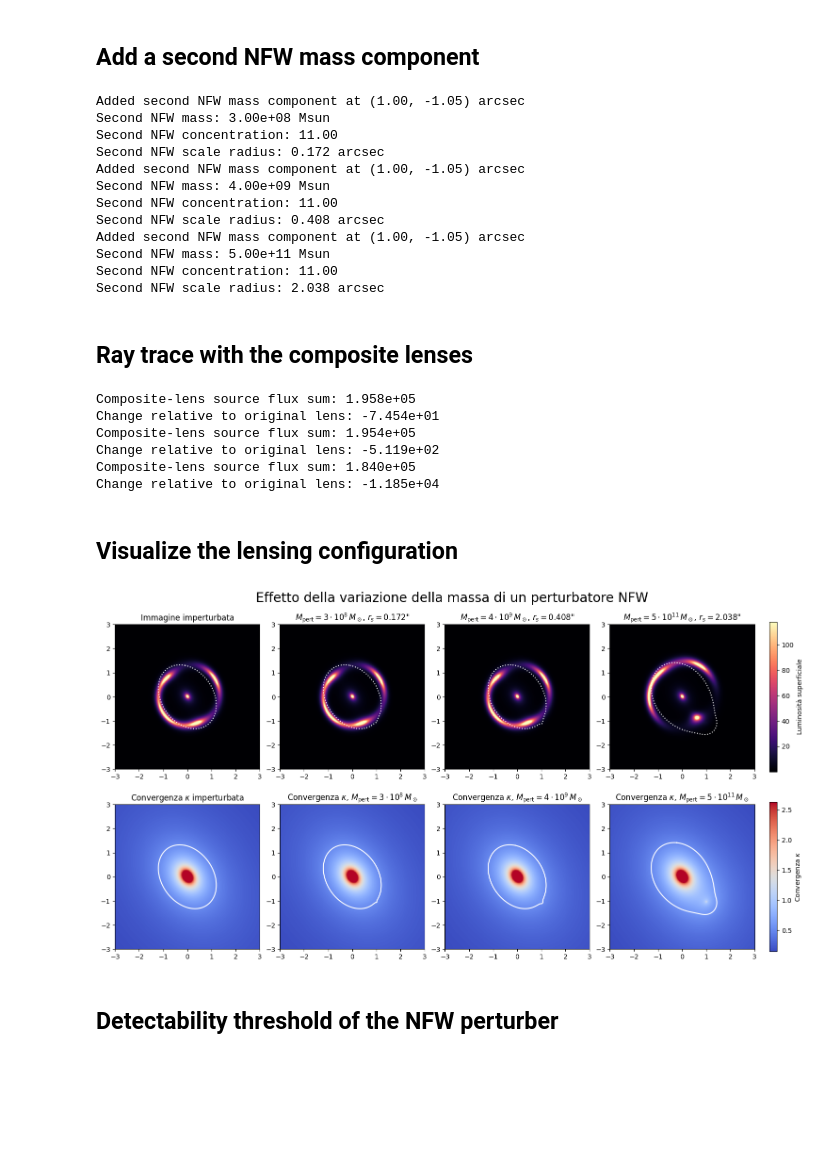
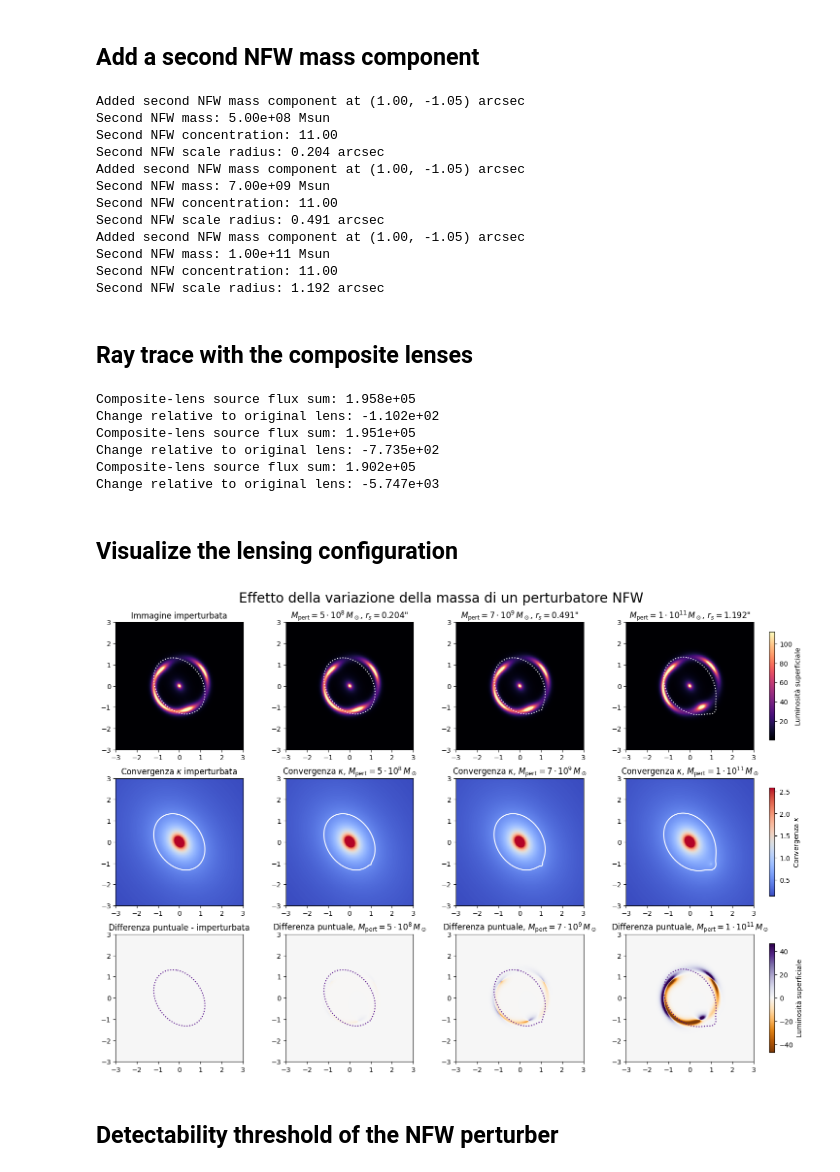
Before and after one commit to Nsab04/bachelor-thesis, a Jupyter notebook: notebooks/lensing_simulation.ipynb, the cells around one changed output. Drawn from its saved outputs; the diff is of its cells as text; code cells hidden in the pictures; blank space fills up the shorter version.

```diff
--- a/notebooks/lensing_simulation.ipynb
+++ b/notebooks/lensing_simulation.ipynb
@@ -383,6 +383,10 @@ total image:  329.206945017168
 # %% [markdown]
 # Build a composite lens model
 # %%
+source_unperturbed = sersic(size=fov, Npix=npix, gl=lens, save_unlensed=True, **source_kwargs)
+total_image_unperturbed = source_unperturbed.image + lens_light.image
+difference_unperturbed = source_unperturbed.image - source_unperturbed.image
+
 # Create a composite lens made of the main lens plus either a SIE or NFW perturber.
 def make_composite_lens(
     base_lens,
@@ -486,6 +490,7 @@ Second SIE Einstein radius: 0.156 arcsec
 composite_sources_all_SIE = []
 composite_total_images_all_SIE = []
 composite_kappa_maps_all_SIE = []
+SIE_residuals = []
 
 for i, pert in enumerate(second_lens_SIE_all):
     source_with_second_SIE = sersic(
@@ -501,6 +506,9 @@ for i, pert in enumerate(second_lens_SIE_all):
     total_image_with_second_SIE = source_with_second_SIE.image + lens_light.image
     composite_total_images_all_SIE.append(total_image_with_second_SIE)
 
+    difference_SIE = source_with_second_SIE.image - source_unperturbed.image
+    SIE_residuals.append(difference_SIE)
+
     # Numerical checks
     print(f"Composite-lens source flux sum: {source_with_second_SIE.image.sum():.3e}")
     print(f"Change relative to original lens: "
@@ -731,7 +755,7 @@ Saved /home/sabrina-n/tesi-triennale/outputs/final_simulations_SIE_graph.png
 # %% [markdown]
 ## Add a second NFW mass component
 # %%
-mass_values_all = [3.0e8, 4.0e9, 5.0e11]
+mass_values_all = [5.0e8, 7.0e9, 1.0e11]
 second_lens_NFW_all = []
 composite_lens_NFW_all = []
 composite_critical_lines_NFW= []
@@ -762,23 +786,24 @@ for pert_nfw in second_lens_NFW_all:
     print(f"Second NFW scale radius: {pert_nfw.rs_as:.3f} arcsec")
 # %% [output]
 Added second NFW mass component at (1.00, -1.05) arcsec
-Second NFW mass: 3.00e+08 Msun
+Second NFW mass: 5.00e+08 Msun
 Second NFW concentration: 11.00
-Second NFW scale radius: 0.172 arcsec
+Second NFW scale radius: 0.204 arcsec
 Added second NFW mass component at (1.00, -1.05) arcsec
-Second NFW mass: 4.00e+09 Msun
+Second NFW mass: 7.00e+09 Msun
 Second NFW concentration: 11.00
-Second NFW scale radius: 0.408 arcsec
+Second NFW scale radius: 0.491 arcsec
 Added second NFW mass component at (1.00, -1.05) arcsec
-Second NFW mass: 5.00e+11 Msun
+Second NFW mass: 1.00e+11 Msun
 Second NFW concentration: 11.00
-Second NFW scale radius: 2.038 arcsec
+Second NFW scale radius: 1.192 arcsec
 # %% [markdown]
 ## Ray trace with the composite lenses
 # %%
 composite_sources_all_NFW= []
 composite_total_images_all_NFW = []
 composite_kappa_maps_all_NFW= []
+NFW_residuals = []
 
 for i, pert_nfw in enumerate(second_lens_NFW_all):
     source_with_second_NFW = sersic(
@@ -794,24 +819,28 @@ for i, pert_nfw in enumerate(second_lens_NFW_all):
     total_image_with_second_NFW = source_with_second_NFW.image + lens_light.image
     composite_total_images_all_NFW.append(total_image_with_second_NFW)
 
+    difference_NFW = source_with_second_NFW.image - source_unperturbed.image
+    NFW_residuals.append(difference_NFW)
+
     # Numerical checks
     print(f"Composite-lens source flux sum: {source_with_second_NFW.image.sum():.3e}")
     print(f"Change relative to original lens: "
       f"{source_with_second_NFW.image.sum() - source_unperturbed.image.sum():.3e}")
 # %% [output]
 Composite-lens source flux sum: 1.958e+05
-Change relative to original lens: -7.454e+01
-Composite-lens source flux sum: 1.954e+05
-Change relative to original lens: -5.119e+02
-Composite-lens source flux sum: 1.840e+05
-Change relative to original lens: -1.185e+04
+Change relative to original lens: -1.102e+02
+Composite-lens source flux sum: 1.951e+05
+Change relative to original lens: -7.735e+02
+Composite-lens source flux sum: 1.902e+05
+Change relative to original lens: -5.747e+03
 # %% [markdown]
 ## Visualize the lensing configuration
 # %%
 vmax_image_NFW = percentile_vmax(composite_total_images_all_NFW)
 vmax_kappa_NFW = percentile_vmax(composite_kappa_maps_all_NFW)
+vmax_difference_NFW = percentile_vmax(NFW_residuals)
 
-fig5, ax5 = plt.subplots(2, 4, figsize=(15, 8), constrained_layout=True)
+fig5, ax5 = plt.subplots(3, 4, figsize=(15, 10), constrained_layout=True)
 
 # Effect of varying the total mass of a NFW perturbator
 fig5.suptitle("Effetto della variazione della massa di un perturbatore NFW", fontsize=20)
@@ -825,10 +854,13 @@ ax5[0,0].set_title("Immagine imperturbata")
 ax5[0,0].imshow(total_image_unperturbed, origin="lower", extent=extent, cmap="magma", vmax=vmax_image_NFW)
 ax5[1,0].set_title('Convergenza $\kappa$ imperturbata')
 ax5[1,0].imshow(lens.ka, origin="lower", extent=extent, cmap="coolwarm", vmax=vmax_kappa_NFW)
+ax5[2,0].set_title("Differenza puntuale - imperturbata")
+ax5[2,0].imshow(difference_unperturbed, origin="lower", extent=extent, cmap="PuOr", vmin=-vmax_difference_NFW, vmax=vmax_difference_NFW)
 
 for xcritu, ycritu in critical_lines_lens:
     ax5[0,0].plot(xcritu, ycritu, color="white", linestyle="dotted")
     ax5[1,0].plot(xcritu, ycritu, color="white")
+    ax5[2,0].plot(xcritu, ycritu, color="indigo", linestyle="dotted")
 
 
 for i, mass_value in enumerate(mass_values_all):
@@ -840,34 +872,49 @@ for i, mass_value in enumerate(mass_values_all):
         rf'$M_\mathrm{{pert}}={mantissa:g}\cdot 10^{{{esponente}}}\, M_\odot$, '
         rf'$r_s={second_lens_NFW_all[i].rs_as:.3f}$"')
     im0 = ax5[0,i+1].imshow(composite_total_images_all_NFW[i], origin="lower", extent=extent, cmap="magma", vmax=vmax_image_NFW)
 
     ax5[1,i+1].set_title(
         rf'Convergenza $\kappa$, $M_\mathrm{{pert}}={mantissa:g}\cdot 10^{{{esponente}}}\, M_\odot$')
     im1 = ax5[1,i+1].imshow(composite_kappa_maps_all_NFW[i], origin="lower", extent=extent, cmap="coolwarm", vmax=vmax_kappa_NFW)
 
+    ax5[2,i+1].set_title(
+            rf'Differenza puntuale, $M_\mathrm{{pert}}={mantissa:g}\cdot 10^{{{esponente}}}\, M_\odot$'
+        )
+    im2 = ax5[2, i+1].imshow(NFW_residuals[i], origin = "lower", extent=extent, cmap="PuOr", vmin=-vmax_difference_NFW, vmax=vmax_difference_NFW)
+
     for xcrit, ycrit in composite_critical_lines_NFW[i]:
         ax5[0,i+1].plot(xcrit, ycrit, color="white", linestyle="dotted")
         ax5[1,i+1].plot(xcrit, ycrit, color="white")
+        ax5[2,i+1].plot(xcrit, ycrit, color="indigo", linestyle="dotted")
 
 # Surface brightness
 cbar0 = fig5.colorbar(
     im0,
     ax=ax5[0, :],
     shrink=0.85,
     pad=0.02
 )
 cbar0.set_label("Luminosità superficiale")
 
 # Convergence
 cbar1 = fig5.colorbar(
     im1,
     ax=ax5[1, :],
     shrink=0.85,
     pad=0.02
 )
 cbar1.set_label(r"Convergenza $\kappa$")
+
+# Surface brightness (again)
+cbar2 = fig5.colorbar(
+    im2,
+    ax=ax5[2, :],
+    shrink=0.85,
+    pad=0.02
+)
+cbar2.set_label("Luminosità superficiale")
 # %% [output]
-[figure, old version]
+[figure, new version]
 # %% [markdown]
 ## Detectability threshold of the NFW perturber
 # %%
```
Also changed, not shown: parts of 4 cells of this notebook, 2 other files.
